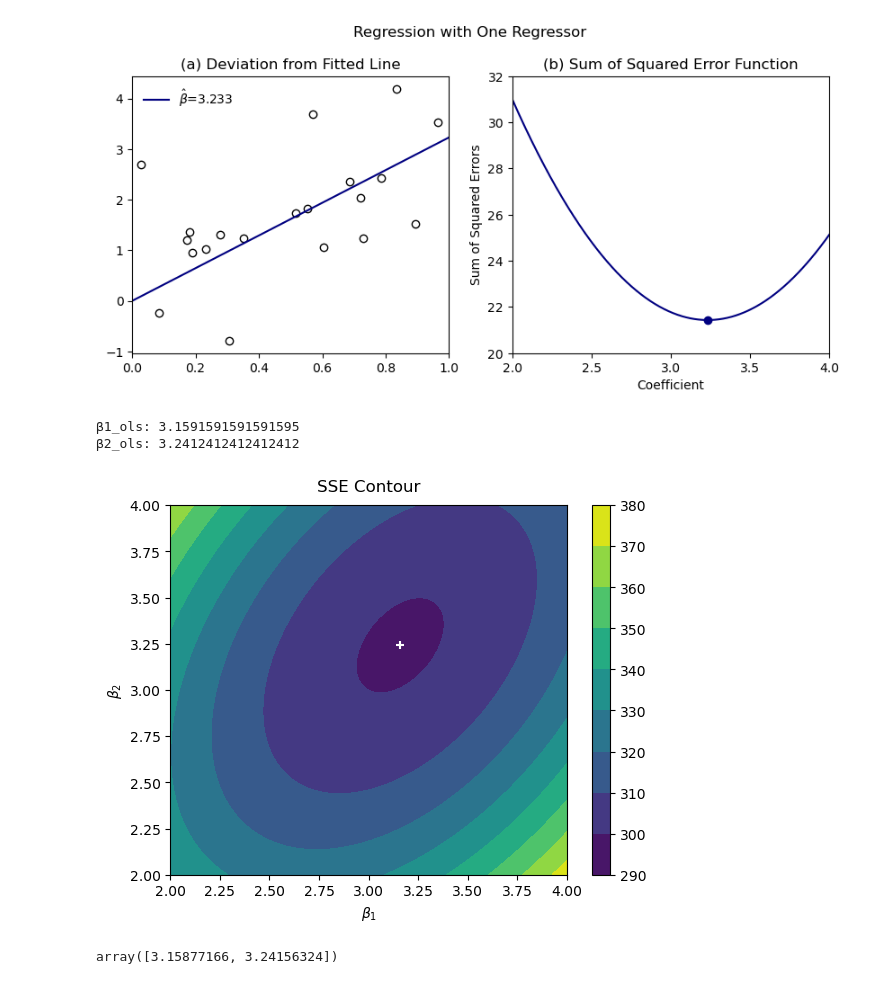
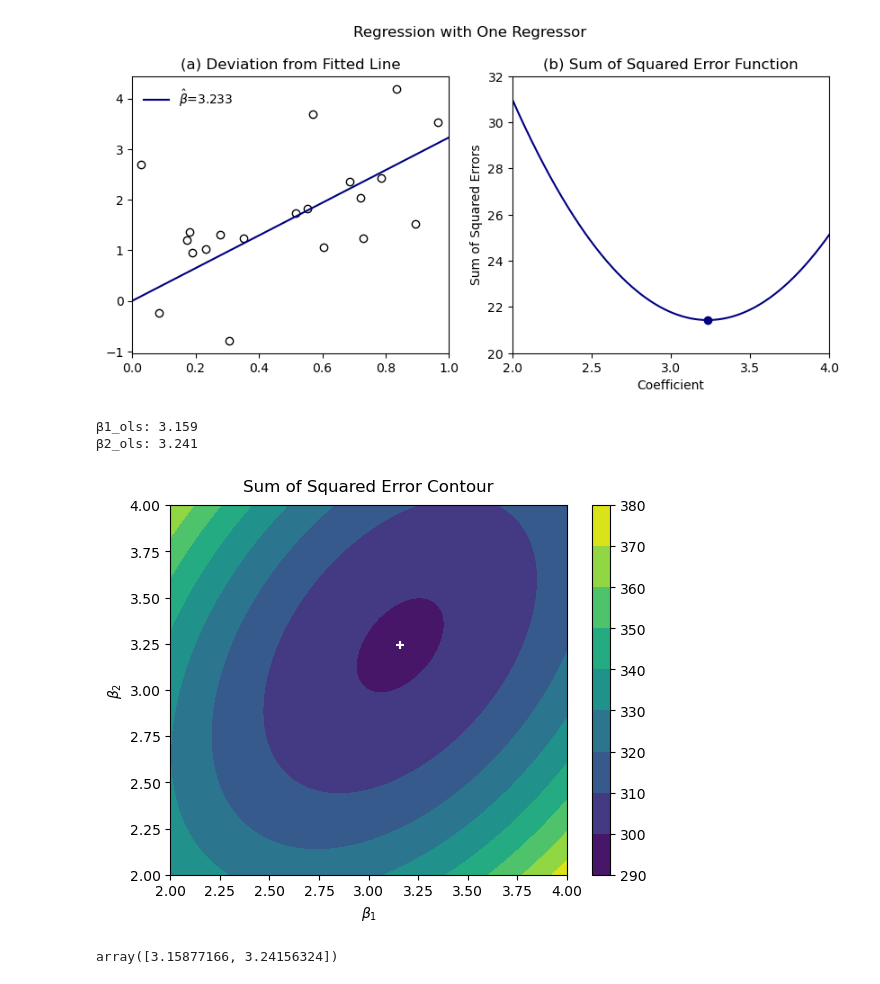
Before and after one commit to zogvc/econometrics, a Jupyter notebook: codes/least_squares.ipynb, the cells around one changed output. Cells and saved outputs as stored; diff of their text form; code cells hidden in the pictures.

```diff
--- a/codes/least_squares.ipynb
+++ b/codes/least_squares.ipynb
@@ -76,25 +78,25 @@ sse = np.array([np.sum((Y - X1*b1 - X2*b2)**2) for b2 in B2 for b1 in B1])
 β1_ols = B1[np.argmin(sse)%1000]
 β2_ols = B2[np.argmin(sse)//1000]
 # %%
-print('β1_ols:', β1_ols)
-print('β2_ols:', β2_ols)
+print(f'β1_ols: {β1_ols:.3f}')
+print(f'β2_ols: {β2_ols:.3f}')
 # %% [output]
-β1_ols: 3.1591591591591595
-β2_ols: 3.2412412412412412
+β1_ols: 3.159
+β2_ols: 3.241
 # %%
 fig, ax = plt.subplots()
 
 cs = ax.contourf(B1, B2, sse.reshape(1000, 1000), cmap='viridis')
 cbar = fig.colorbar(cs) # Add colorbar
-ax.scatter(β1_hat, β2_hat, c='white', marker='+')
+ax.scatter(β1_ols, β2_ols, c='white', marker='+')
 
-ax.set_title('SSE Contour', pad=10)
+ax.set_title('Sum of Squared Error Contour', pad=10)
 ax.set_xlabel(r'$\beta_1$')
 ax.set_ylabel(r'$\beta_2$')
 
 plt.show()
 # %% [output]
-[figure, old version]
+[figure, new version]
 # %%
 # Ordinary Least Squares Estimator of β
 
```
Also changed, not shown: parts of 12 cells of this notebook, 1 other file.
